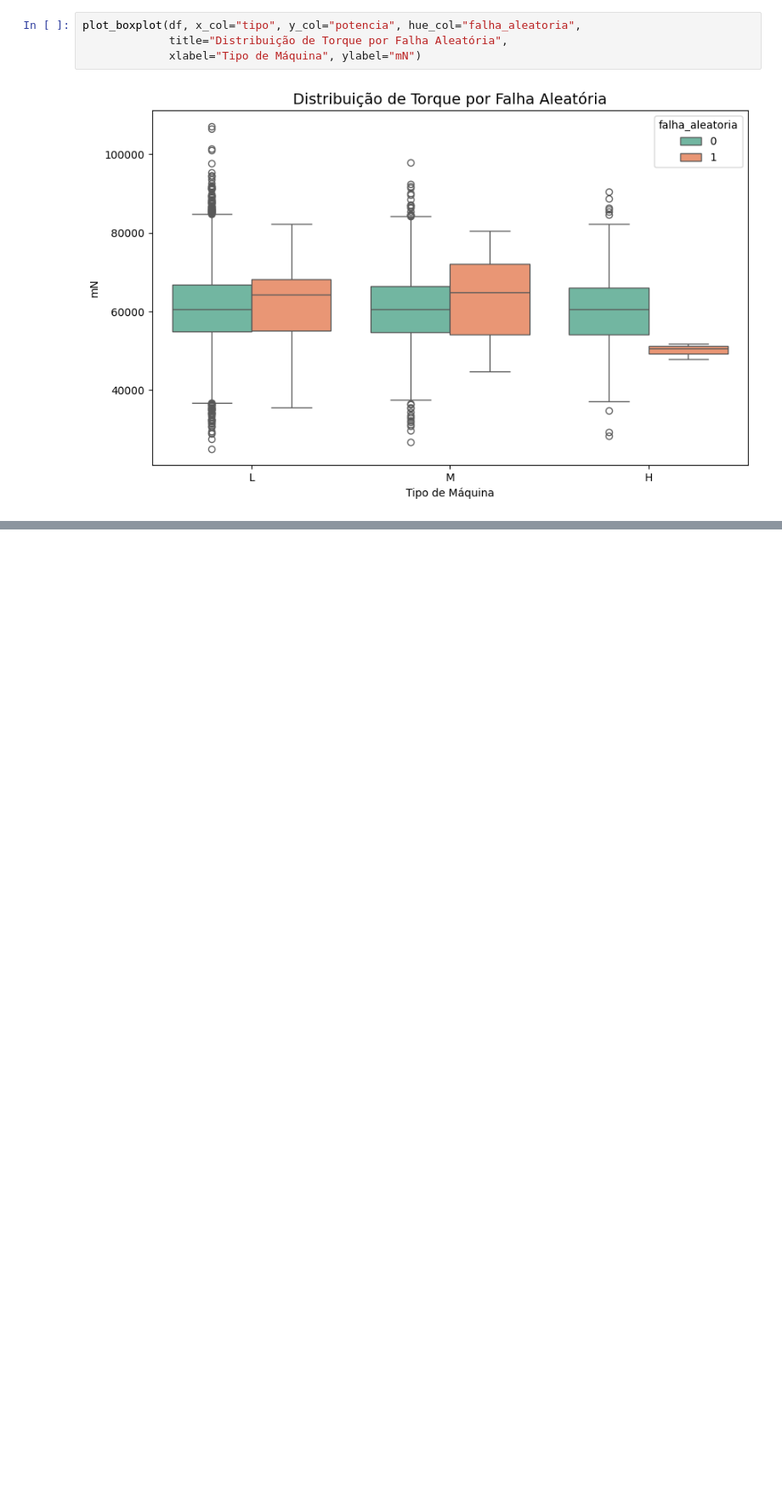
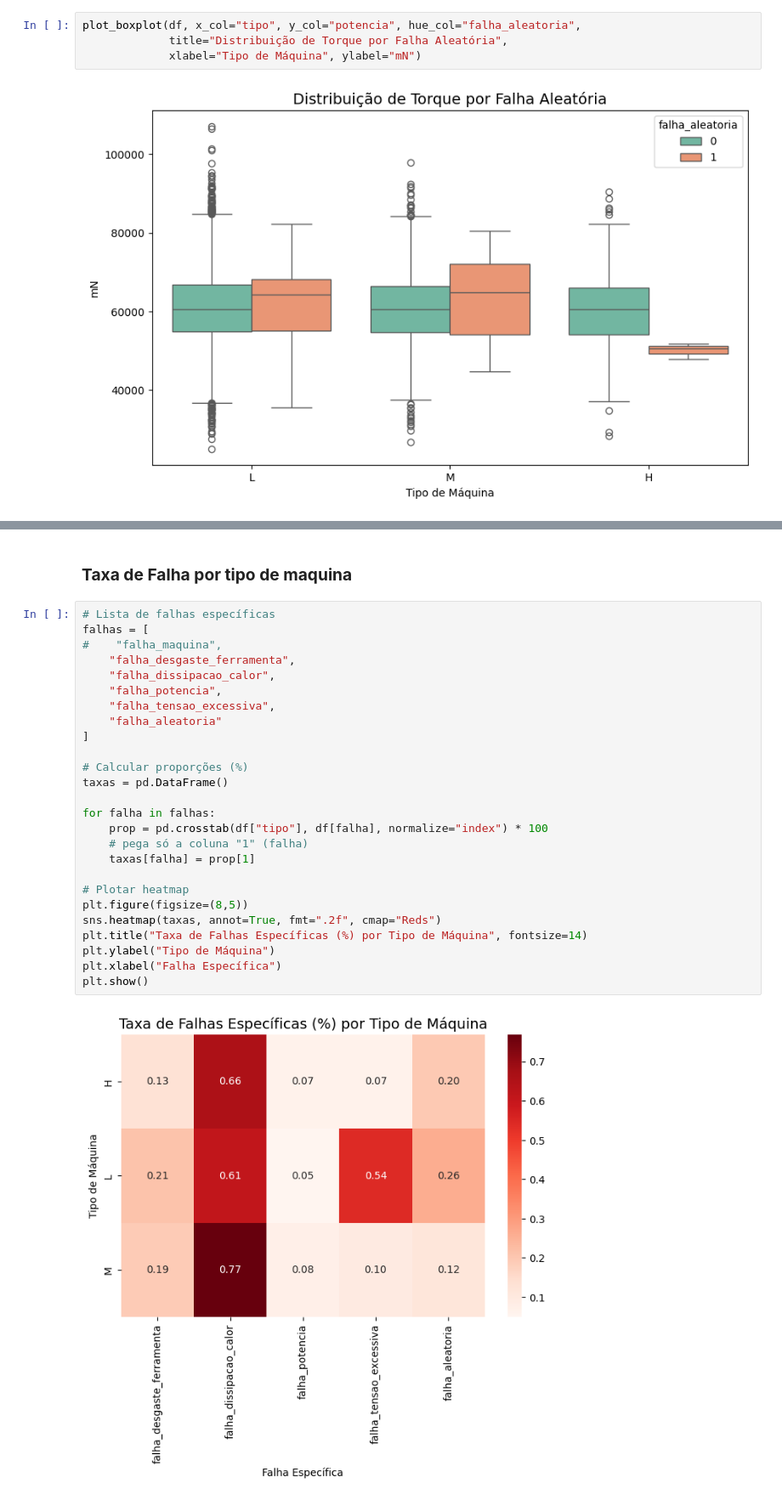
Before and after one commit to devryoshio/fiesc, a Jupyter notebook: Bootcamp Ciência de Dados e Inteligência Artificial.ipynb, the cells around one changed output, grey strips where cells are left out. Shown at 85% size. Cells and saved outputs as stored; diff of their text form; blank space fills up the shorter version.

```diff
--- a/Bootcamp Ciência de Dados e Inteligência Artificial.ipynb
+++ b/Bootcamp Ciência de Dados e Inteligência Artificial.ipynb
@@ -1028 +1031,31 @@ plot_boxplot(df, x_col="tipo", y_col="potencia", hue_col="falha_aleatoria",
 - Unico equpamento que foi capaz de ser indeficado foi **H** que é afetado pela variável **Velocidade Rotacional**, **Torque** e **Potencia**
+# %% [markdown]
+### **Taxa de Falha por tipo de maquina**
+# %%
+# Lista de falhas específicas
+falhas = [
+#    "falha_maquina",
+    "falha_desgaste_ferramenta",
+    "falha_dissipacao_calor",
+    "falha_potencia",
+    "falha_tensao_excessiva",
+    "falha_aleatoria"
+]
+
+# Calcular proporções (%)
+taxas = pd.DataFrame()
+
+for falha in falhas:
+    prop = pd.crosstab(df["tipo"], df[falha], normalize="index") * 100
+    # pega só a coluna "1" (falha)
+    taxas[falha] = prop[1]
+
+# Plotar heatmap
+plt.figure(figsize=(8,5))
+sns.heatmap(taxas, annot=True, fmt=".2f", cmap="Reds")
+plt.title("Taxa de Falhas Específicas (%) por Tipo de Máquina", fontsize=14)
+plt.ylabel("Tipo de Máquina")
+plt.xlabel("Falha Específica")
+plt.show()
+# %% [output]
+[figure, added]
```
Also changed, not shown: parts of 11 cells of this notebook.
